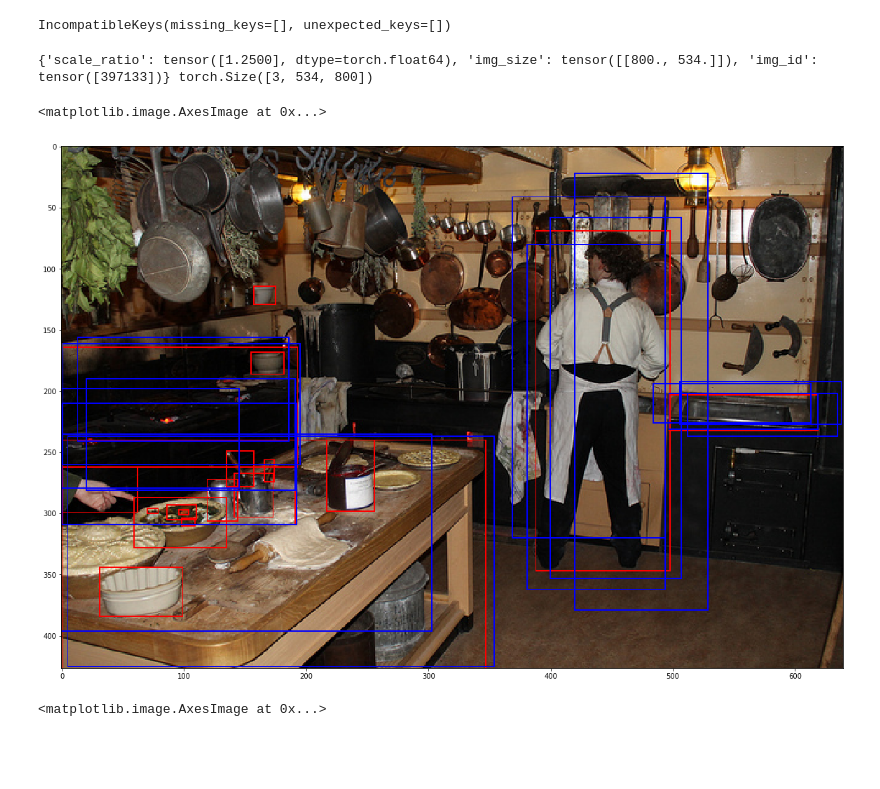
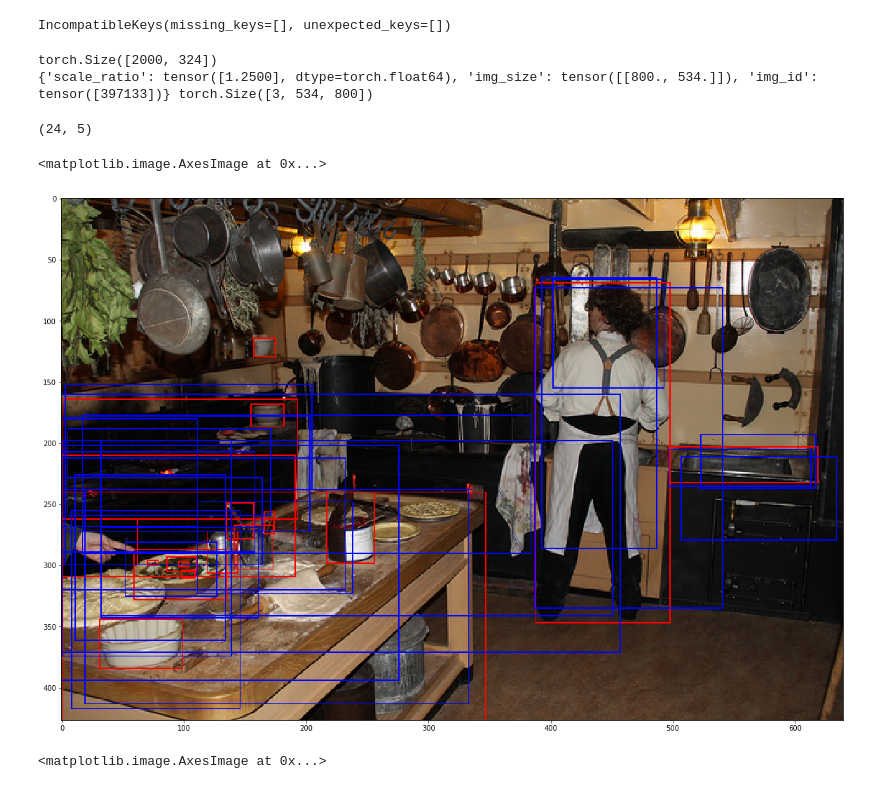
Before and after one commit to zhanzy178/detector, a Jupyter notebook: debug_visualize.ipynb, the cells around one changed output. Cells and saved outputs as stored; diff of their text form; code cells hidden in the pictures; blank space fills up the shorter version.

```diff
--- a/debug_visualize.ipynb
+++ b/debug_visualize.ipynb
@@ -9,7 +9,7 @@ from matplotlib import pyplot as plt
 import pylab
 pylab.rcParams['figure.figsize'] = (20, 20)
 # %%
-faster_rcnn = FasterRCNN().cuda()
+faster_rcnn = FasterRCNN(81).cuda()
 cocodataset = COCODataset('/home/zzy/Projects/Datasets/coco/annotations/instances_val2017.json', '/home/zzy/Projects/Datasets/coco/images/val2017')
 loader = DataLoader(cocodataset, batch_size=1)
 
@@ -29,43 +29,49 @@ IncompatibleKeys(missing_keys=[], unexpected_keys=[])
 # %%
 for i, b in enumerate(loader):
     with torch.no_grad():
-        faster_rcnn.train()
-        proposals, pscores, obj_cls_losses, obj_reg_losses = faster_rcnn(b['img'].cuda(), b['img_meta'], b['gt_bboxes'].cuda(), b['gt_labels'].cuda())
+        faster_rcnn.eval()
+#         proposals, pscores, obj_cls_losses, obj_reg_losses = faster_rcnn(b['img'].cuda(), b['img_meta'], b['gt_bboxes'].cuda(), b['gt_labels'].cuda())
+        det_bboxes, det_labels = faster_rcnn(b['img'].cuda(), b['img_meta'], b['gt_bboxes'].cuda(), b['gt_labels'].cuda())
     print(b['img_meta'], b['img'][0].size())
     if i == 0:
         break
 # %% [output]
+torch.Size([2000, 324])
 {'scale_ratio': tensor([1.2500], dtype=torch.float64), 'img_size': tensor([[800., 534.]]), 'img_id': tensor([397133])} torch.Size([3, 534, 800])
 # %%
 img = cv2.imread(os.path.join(cocodataset.img_root, '%012d.jpg'%b['img_meta']['img_id'].item()), cv2.IMREAD_COLOR)
+# %%
+det_bboxes[0].shape
+# %% [output]
+(24, 5)
 # %%
 annids = cocodataset.coco.getAnnIds(imgIds=b['img_meta']['img_id'].item())
 anns = cocodataset.coco.loadAnns(annids)
 
 img_draw = img.copy()
 
 for a in anns:
     bb = [i for i in a['bbox']]
 #     b[0] -= b[2]/2
 #     b[1] -= b[3]/2
     bb[2] += bb[0]
     bb[3] += bb[1]
     img_draw = cv2.rectangle(img_draw, (int(bb[0]), int(bb[1])), (int(bb[2]), int(bb[3])), (0, 0, 255), 1)
 
 scale_ratio = b['img_meta']['scale_ratio'].item()
-for p in proposals[0][:15]:
-    bb = [i/scale_ratio for i in p]
+for p in det_bboxes[0]:
+    bb = [i/scale_ratio for i in p[:-1]]
     bb[0] -= bb[2]/2
     bb[1] -= bb[3]/2
     bb[2] += bb[0]
     bb[3] += bb[1]
     img_draw = cv2.rectangle(img_draw, (int(bb[0]), int(bb[1])), (int(bb[2]), int(bb[3])), (255, 0, 0))
 
 pylab.rcParams['figure.figsize'] = (20, 20)
 plt.imshow(img_draw[:, :, [2, 1, 0]])
 # %% [output]
 <matplotlib.image.AxesImage at 0x...>
-[figure, old version]
+[figure, new version]
 # %%
 # debug assign result
 img_assign = img.copy()
```
Also changed, not shown: 4 other files.
